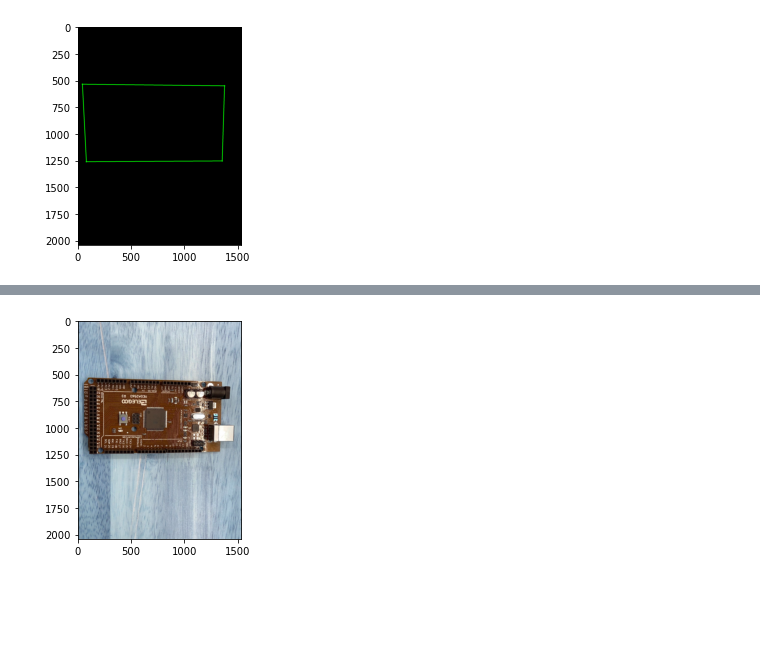
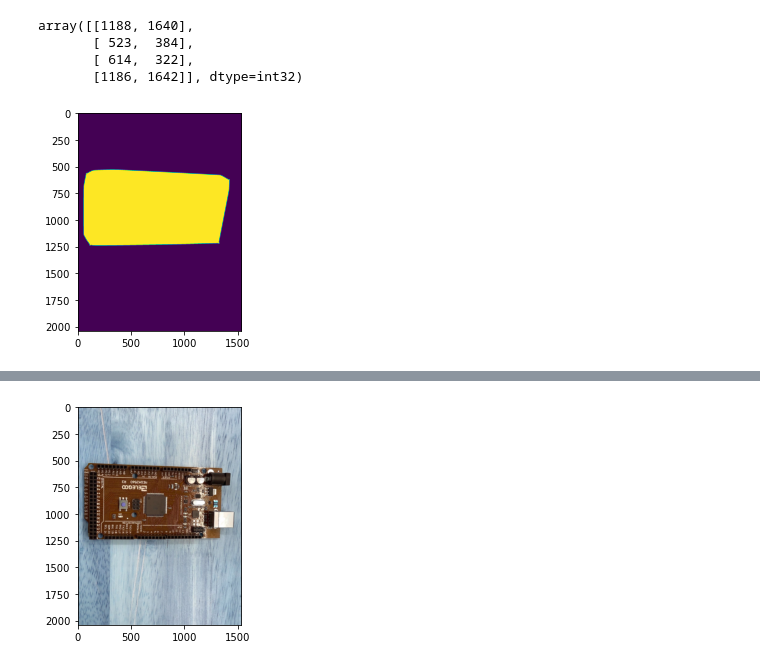
Before and after one commit to jermwatt/pcb_recognizer, a Jupyter notebook: apps/pcb_recognizer_dev/app/preprocess_dev.ipynb, the cells around one changed output, grey strips where cells are left out. Drawn from its saved outputs; the diff is of its cells as text; code cells hidden in the pictures; blank space fills up the shorter version.

```diff
--- a/apps/pcb_recognizer_dev/app/preprocess_dev.ipynb
+++ b/apps/pcb_recognizer_dev/app/preprocess_dev.ipynb
@@ -345,8 +352,15 @@ un_warped = cv2.warpPerspective(mask, H, (w, h), flags=cv2.INTER_LINEAR)
+# %%
+chosen_points
+# %% [output]
+array([[1188, 1640],
+       [ 523,  384],
+       [ 614,  322],
+       [1186, 1642]], dtype=int32)
 # %%
-plt.imshow(mask)
+plt.imshow(new_rotated_mask)
 plt.show()
 # %% [output]
-[figure, old version]
+[figure, new version]
 # %%
 plt.imshow(un_warped)
 plt.show()
```
Also changed, not shown: parts of 29 cells of this notebook, 1 other file.
